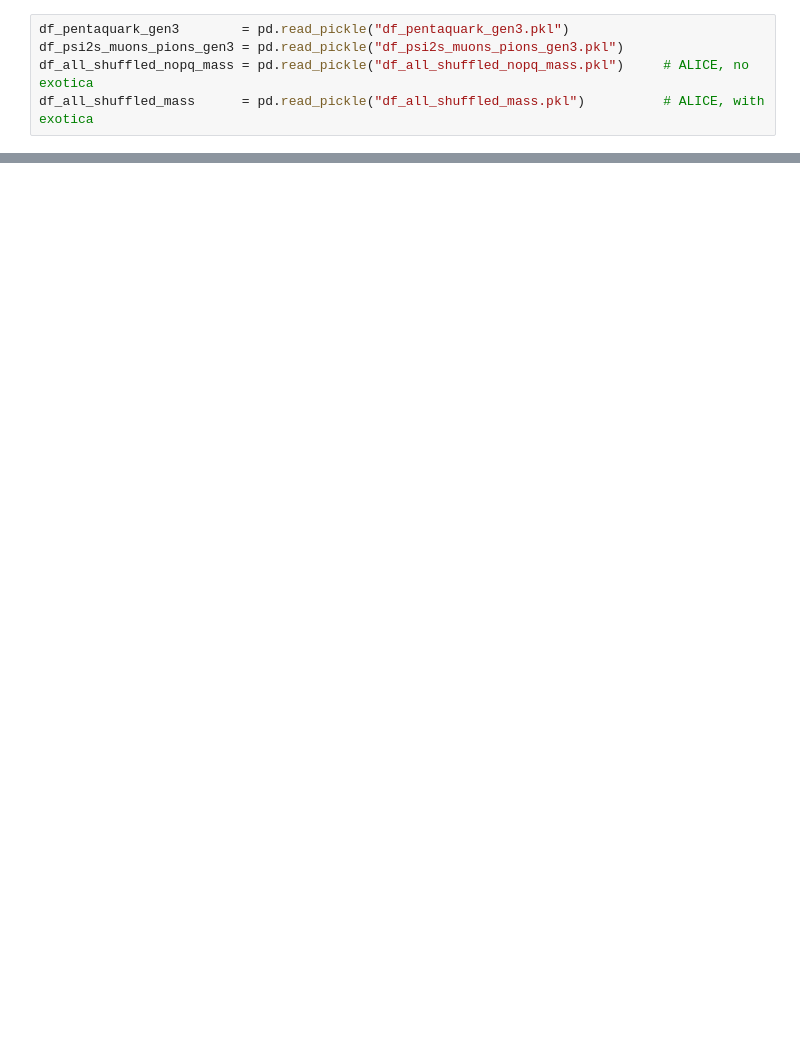
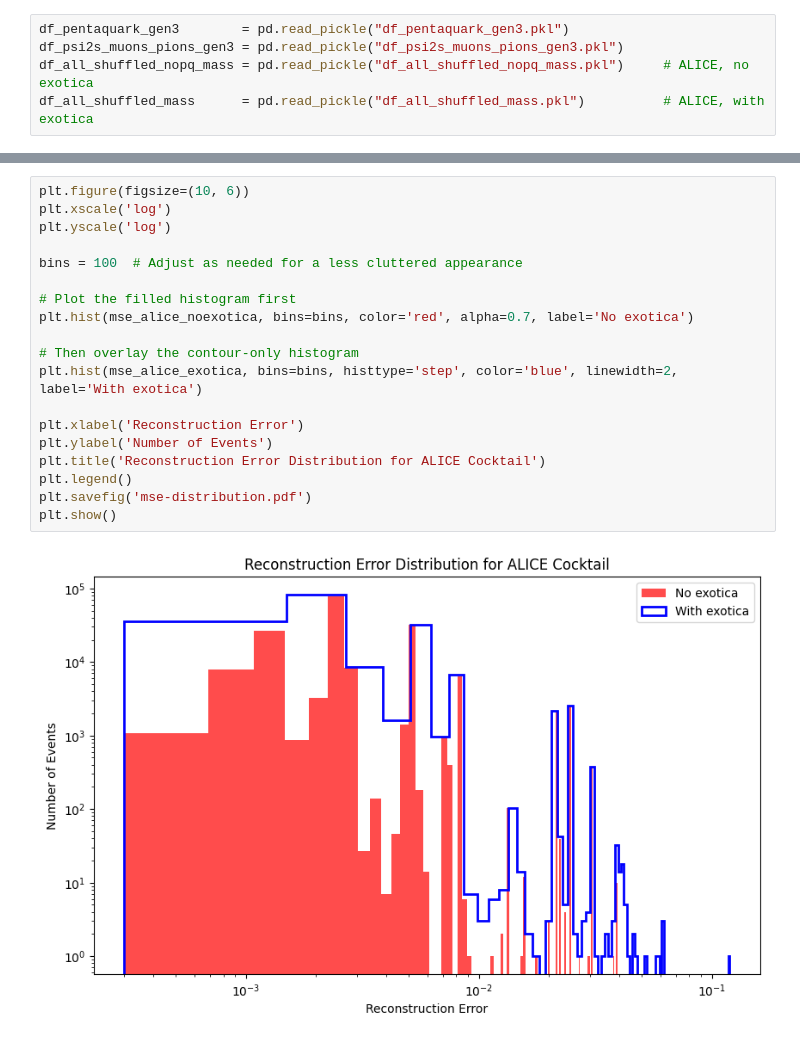
Before and after one commit to siragoni/ML-autoencoder-2, a Jupyter notebook: Clean-autoencoder-only.ipynb, the cells around one changed output, grey strips where cells are left out. Drawn from its saved outputs; the diff is of its cells as text; blank space fills up the shorter version.

```diff
--- a/Clean-autoencoder-only.ipynb
+++ b/Clean-autoencoder-only.ipynb
@@ -317,3 +311,24 @@ plt.show()
+# %%
+plt.figure(figsize=(10, 6))
+plt.xscale('log')
+plt.yscale('log')
+
+bins = 100  # Adjust as needed for a less cluttered appearance
+
+# Plot the filled histogram first
+plt.hist(mse_alice_noexotica, bins=bins, color='red', alpha=0.7, label='No exotica')
+
+# Then overlay the contour-only histogram
+plt.hist(mse_alice_exotica, bins=bins, histtype='step', color='blue', linewidth=2, label='With exotica')
+
+plt.xlabel('Reconstruction Error')
+plt.ylabel('Number of Events')
+plt.title('Reconstruction Error Distribution for ALICE Cocktail')
+plt.legend()
+plt.savefig('mse-distribution.pdf')
+plt.show()
+# %% [output]
+[figure, added]
 # %%
 # Set the reconstruction error threshold
 mse_threshold = 0.01  # Adjust this value as needed
```
Also changed, not shown: parts of 10 cells of this notebook, 1 other file.
